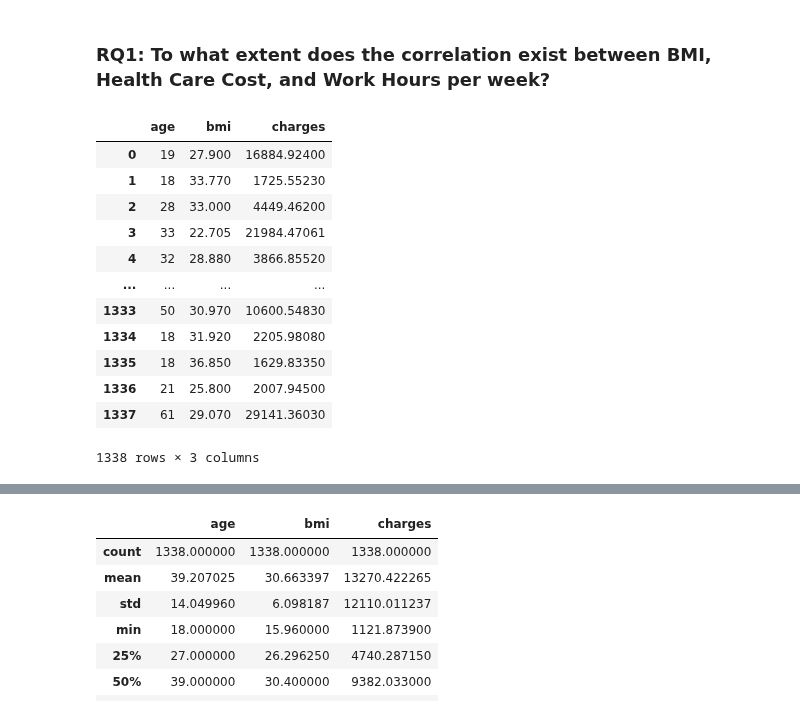
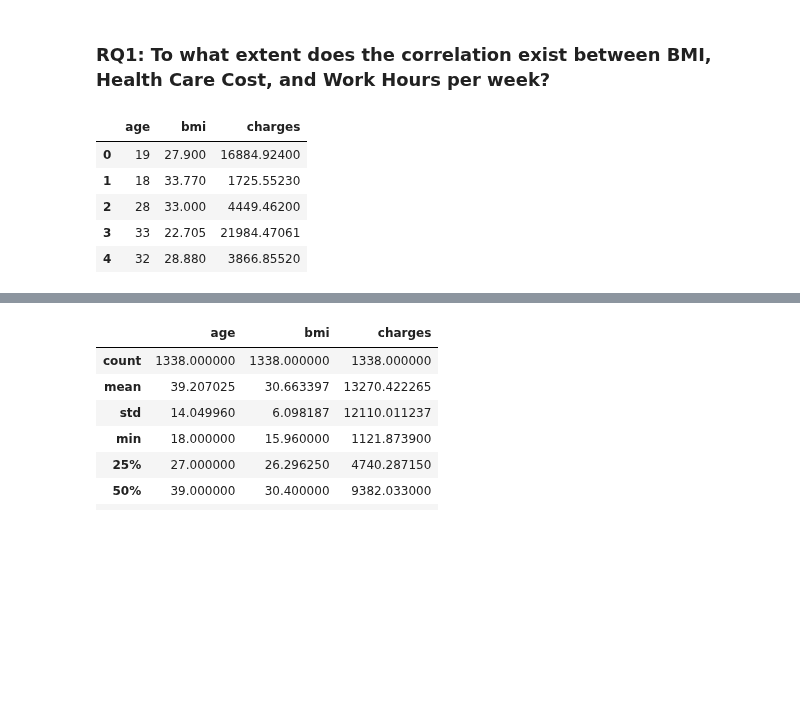
Before and after one commit to ubco-W2022T2-data301/project-group-group08, a Jupyter notebook: analysis/analysis2.ipynb, the cells around one changed output, grey strips where cells are left out. Saved outputs shown, nothing was run; the diff lists cells and outputs as text; code cells hidden in the pictures; blank space fills up the shorter version.

```diff
--- a/analysis/analysis2.ipynb
+++ b/analysis/analysis2.ipynb
@@ -21,20 +23,14 @@ income = pd.read_csv("../data/raw/adult_income.csv")
 ### RQ1: To what extent does the correlation exist between BMI, Health Care Cost, and Work Hours per week?
 # %%
 health_filtered = healthcost.drop(['sex','children', 'smoker', 'region'], axis = 1)
-health_filtered.dropna()
+health_filtered = health_filtered.dropna()
+health_filtered.head()
 # %% [output]
 |  | age | bmi | charges |
 | 0 | 19 | 27.900 | 16884.92400 |
 | 1 | 18 | 33.770 | 1725.55230 |
 | 2 | 28 | 33.000 | 4449.46200 |
 | 3 | 33 | 22.705 | 21984.47061 |
 | 4 | 32 | 28.880 | 3866.85520 |
-| ... | ... | ... | ... |
-| 1333 | 50 | 30.970 | 10600.54830 |
-| 1334 | 18 | 31.920 | 2205.98080 |
-| 1335 | 18 | 36.850 | 1629.83350 |
-| 1336 | 21 | 25.800 | 2007.94500 |
-| 1337 | 61 | 29.070 | 29141.36030 |
-1338 rows × 3 columns
 # %%
 income_filtered = income.drop(['workclass', 'fnlwgt', 'education', 'education.num','marital.status','occupation','relationship','race','sex','capital.gain','capital.loss','native.country', 'income'], axis = 1)
```
Also changed, not shown: parts of 7 cells of this notebook, 1 other file.
